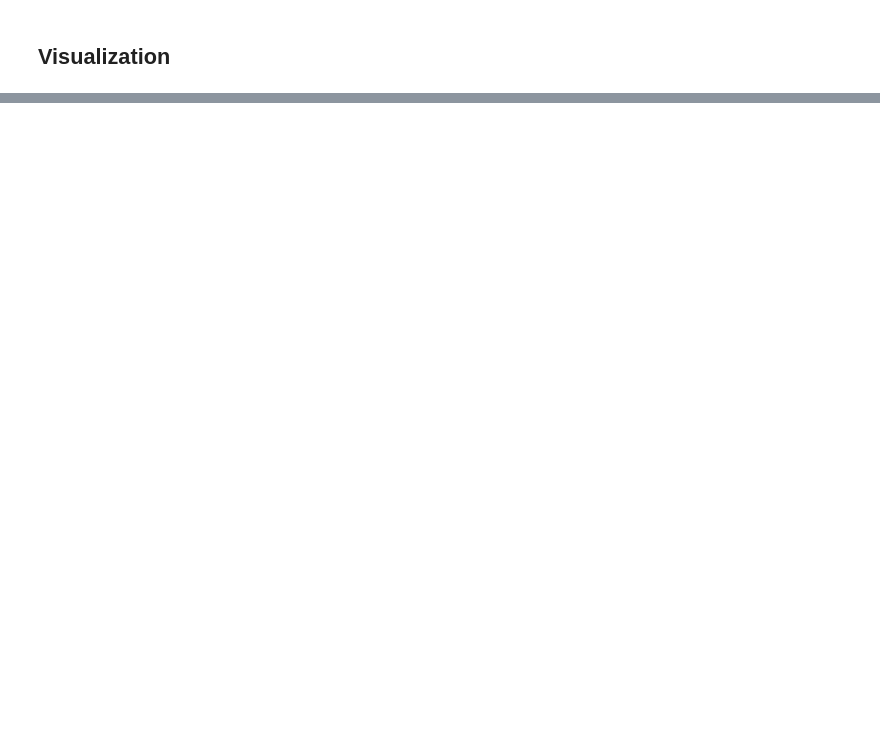
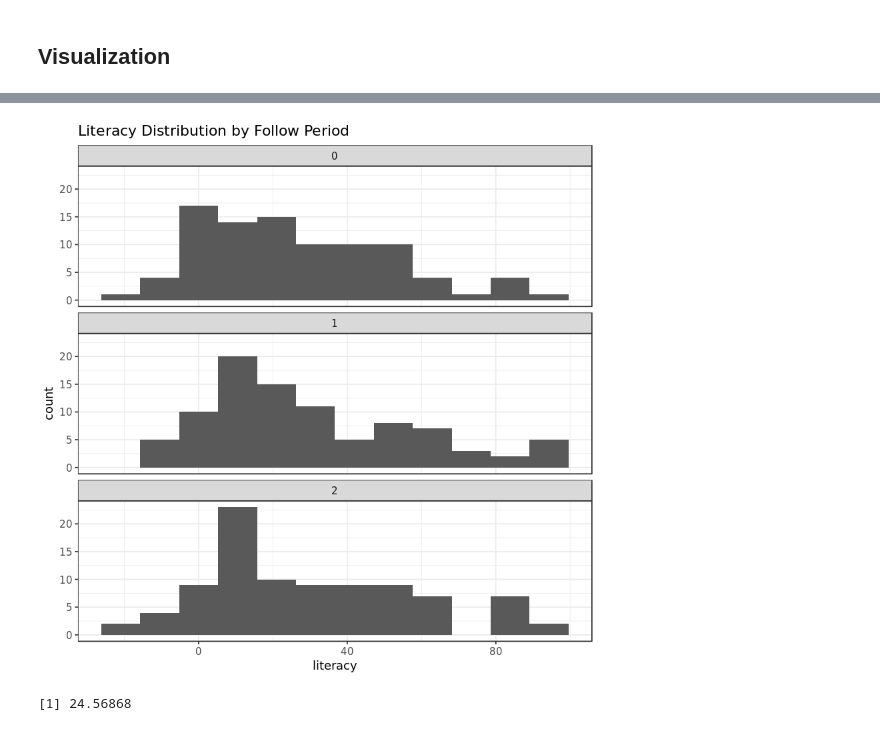
Before and after one commit to ppham27/stat571, a Jupyter notebook: hw7/literacy.ipynb, the cells around one changed output, grey strips where cells are left out. Saved outputs shown, nothing was run; the diff lists cells and outputs as text; code cells hidden in the pictures; blank space fills up the shorter version.

```diff
--- a/hw7/literacy.ipynb
+++ b/hw7/literacy.ipynb
@@ -65,0 +66,7 @@ png
+# %%
+ggplot(literacy.data, aes(x=literacy)) +
+  geom_histogram(bins=12) +
+  facet_wrap(~follow.per, ncol=1) +
+  ggtitle('Literacy Distribution by Follow Period')
+# %% [output]
+[figure, added]
@@ -65,0 +75,4 @@ png
+# %%
+sqrt(var(make.response(literacy.covariates.data[follow.per==0], 0)))
+# %% [output]
+[1] 24.56868
```
Also changed, not shown: parts of 13 cells of this notebook, 3 other files.
